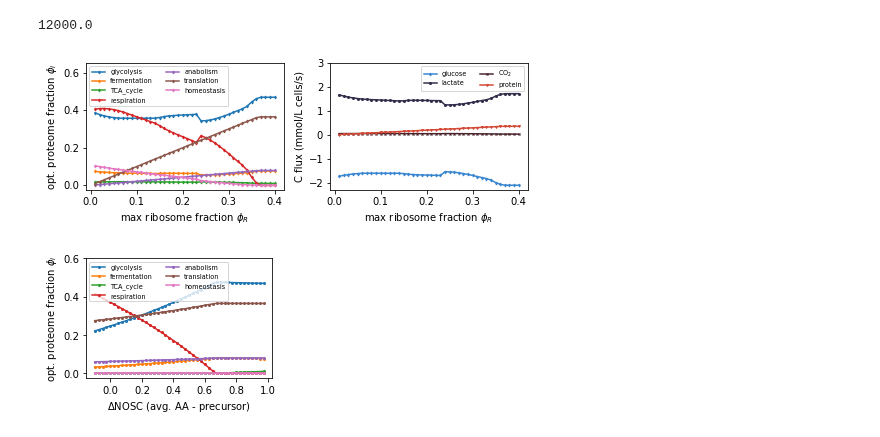
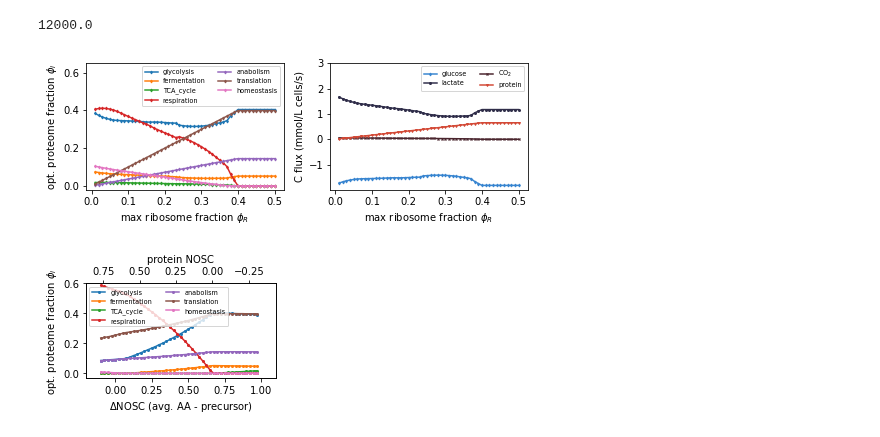
Before and after one commit to flamholz/redox-proteome, a Jupyter notebook: notebooks/LinearAllocationModel.ipynb, the cells around one changed output. Saved outputs shown, nothing was run; the diff lists cells and outputs as text; code cells hidden in the pictures.

Commit message:
add dilution of protein to the linear model.

```diff
--- a/notebooks/LinearAllocationModel.ipynb
+++ b/notebooks/LinearAllocationModel.ipynb
@@ -146,7 +146,7 @@ max_obj = prob.solve(verbose=True)
   warnings.warn(dpp_error_msg)
 # %%
 # Solve for a range of maximum ribosomal fractions to see how the model behaves
-max_phi_rs = np.arange(0.01, 0.41, 0.01)
+max_phi_rs = np.arange(0.01, 0.51, 0.01)
 soln_phis = []
 soln_js = []
 for max_phi_r in max_phi_rs:
@@ -221,33 +221,42 @@ plt.show()
 
 # Not sure what leads to that discontinuity...
 # %% [output]
-[figure, old version]
+[figure, new version]
 # %%
 # Solve the problem at different dNOSC
 soln_phis_nosc = []
 
 dNOSCs = np.arange(-0.1, 1, 0.025)
+max_mus = []
 for d in dNOSCs:
     lam.set_dNOSC(d)
 
-    prob = lam.max_phi_r_problem()
-    soln = prob.solve()
-    soln_phis_nosc.append(prob.var_dict['phis'].value.copy())
+    mu_max, opt_prob = lam.maximize_mu()
+    soln_phis_nosc.append(opt_prob.var_dict['phis'].value.copy())
+    max_mus.append(mu_max)
 
 opt_phis_nosc = pd.DataFrame(np.vstack(soln_phis_nosc), columns=lam.S_df.index)
+max_mus = np.array(max_mus)
 # %%
 plt.figure(figsize=(3.5,2.5))
 for c in opt_phis_nosc.columns:
     plt.plot(dNOSCs, opt_phis_nosc[c], label=c, marker='o', markersize=2)
 
 miny, maxy = plt.ylim()
 plt.ylim(miny, 0.6)
 plt.legend(loc='best', fontsize=6.5, ncols=2, framealpha=0.8)
 plt.xlabel('$\Delta$NOSC (avg. AA - precursor)', fontsize=10)
 plt.ylabel('opt. proteome fraction $\phi_i$', fontsize=10)
 
+xlim = np.array([-0.2, 1.1])
+plt.xlim(xlim)
+
+plt.twiny()
+plt.xlim(-xlim+2/3)
+plt.xlabel('protein NOSC')
+
 plt.tight_layout()
 plt.savefig('../output/linear_model_NOSC.png', facecolor='w', dpi=600)
 plt.show()
 # %% [output]
-[figure, old version]
+[figure, new version]
```
Also changed, not shown: parts of 5 cells of this notebook, 3 other files.
